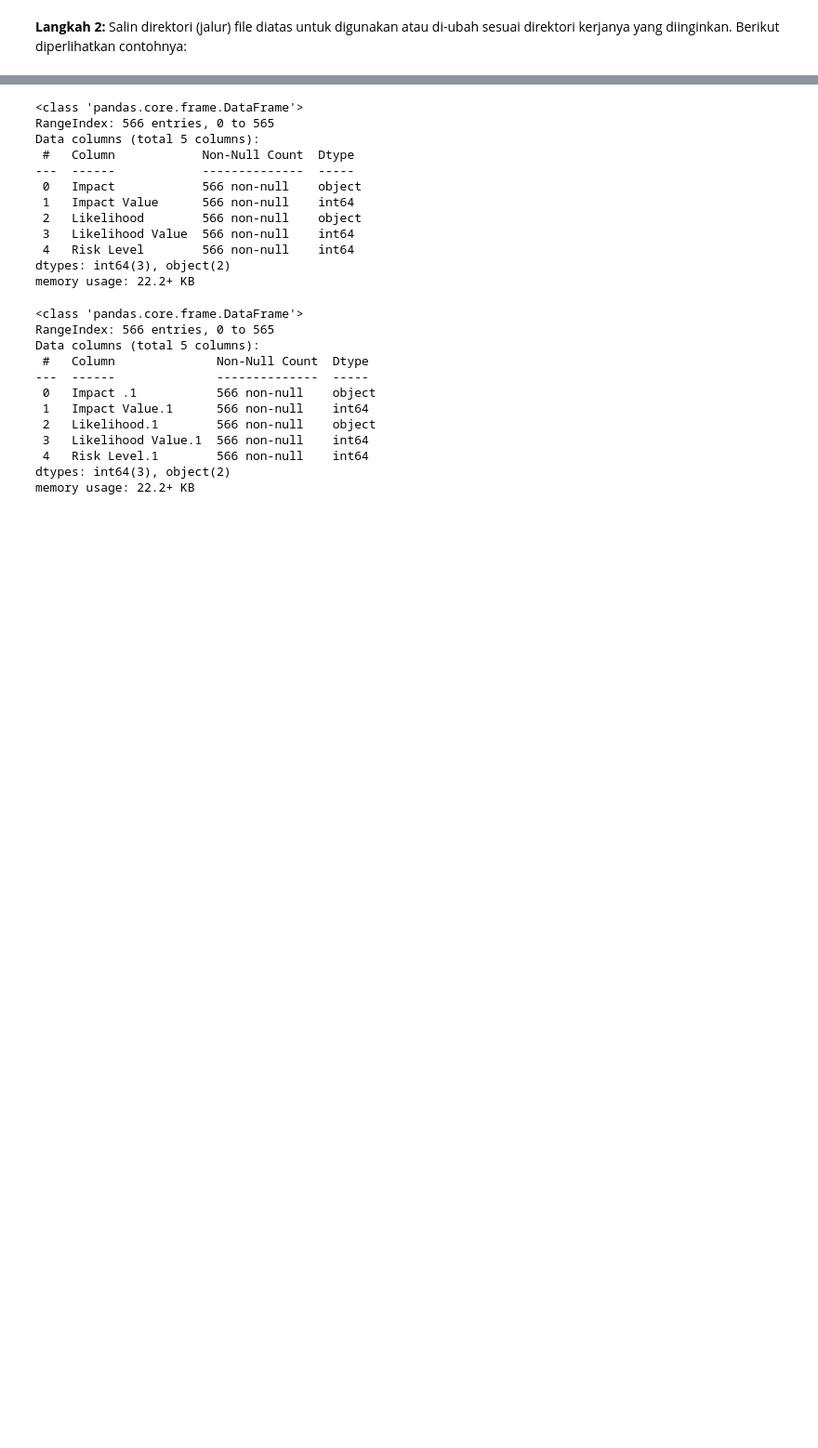
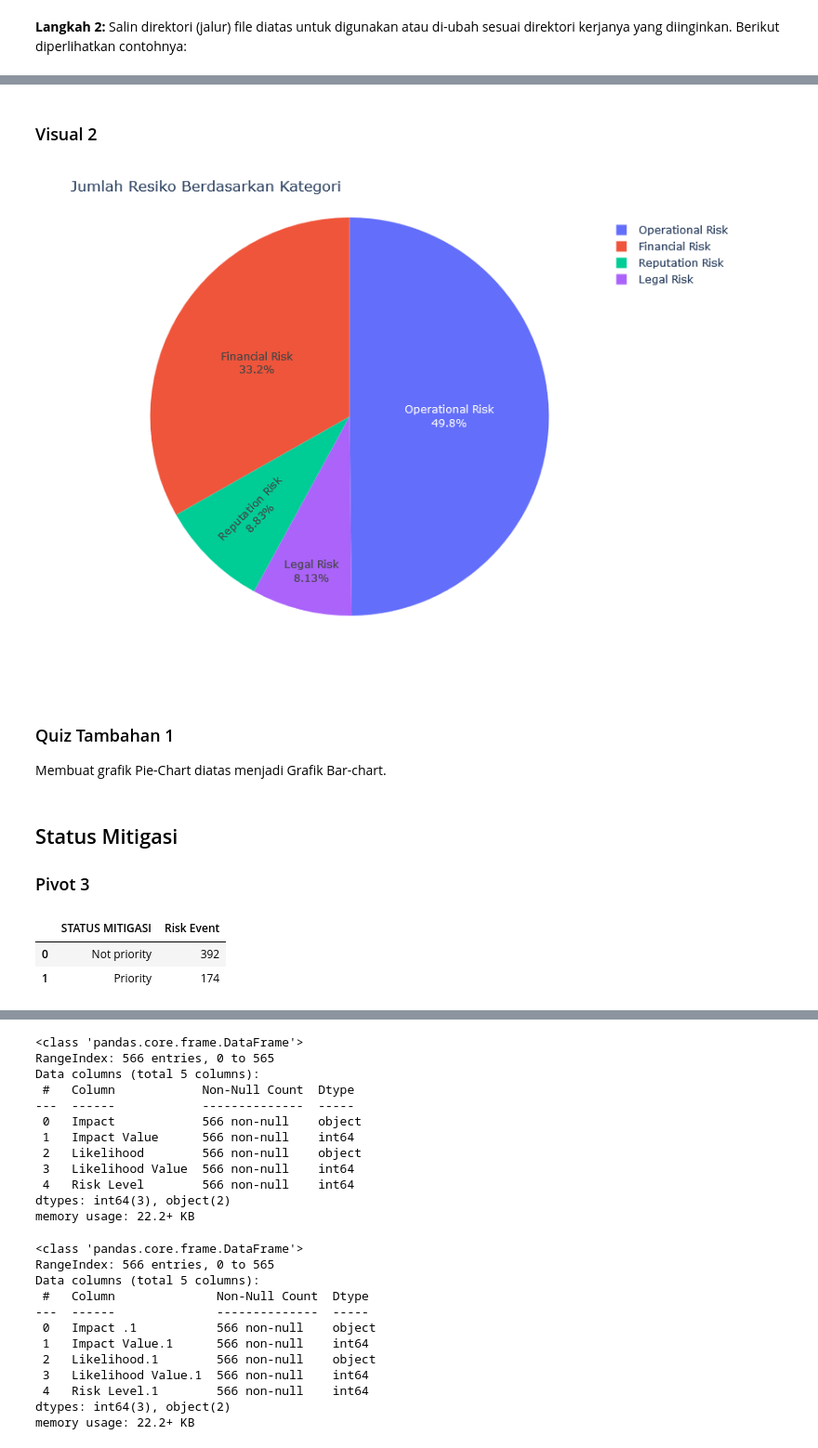
Before and after one commit to sainzdata/Py_JNE, a Jupyter notebook: Case_Study.ipynb, the cells around one changed output, grey strips where cells are left out. Shown at 93% size. Saved outputs shown, nothing was run; the diff lists cells and outputs as text; code cells hidden in the pictures; blank space fills up the shorter version.

```diff
--- a/Case_Study.ipynb
+++ b/Case_Study.ipynb
@@ -32,0 +98,7 @@ os.chdir('C:/Users/user/Desktop/Py_JNE/data/CS')
+# %%
+# Tabel Pivot
+Kategori_Resiko=pd.pivot_table(df,index=['Risk Type'], values=['Risk Event'], aggfunc='count')
+
+# Komfersi indeks menjadi Kolom
+Kategori_Resiko.reset_index(inplace=True)
+Kategori_Resiko
@@ -32,0 +111,40 @@ os.chdir('C:/Users/user/Desktop/Py_JNE/data/CS')
+# %% [markdown]
+### Visual 2
+# %%
+# membuat grafik lingkaran (pie-chart)
+fig2 = px.pie(Kategori_Resiko, values='Risk Event', names='Risk Type', hole=0,
+             labels={'Risk Event':'Jumlah Resiko','Risk Type':'Kategori Resiko'})
+
+# Pengaturan detail grafik
+fig2.update_layout(showlegend=True,
+                  autosize=False,
+                  width=800,
+                  height=600,
+                  title="Jumlah Resiko Berdasarkan Kategori");
+
+fig2.update_traces(textposition='inside', textinfo='percent+label');
+
+fig2.show()
+# %% [output]
+[figure, added]
+# %% [markdown]
+### Quiz Tambahan 1
+
+Membuat grafik Pie-Chart diatas menjadi Grafik Bar-chart.
+# %% [markdown]
+## Status Mitigasi
+### Pivot 3
+# %%
+# Tabel Pivot
+Status_Mitigasi=pd.pivot_table(df,index=['STATUS MITIGASI'], values=['Risk Event'], aggfunc='count')
+
+# Komfersi indeks menjadi Kolom
+Status_Mitigasi.reset_index(inplace=True)
+
+# Urutkan data dari yang besar ke kecil
+Status_Mitigasi=Status_Mitigasi.sort_values("Risk Event",ascending=False)
+Status_Mitigasi
+# %% [output]
+|  | STATUS MITIGASI | Risk Event |
+| 0 | Not priority | 392 |
+| 1 | Priority | 174 |
```
Also changed, not shown: parts of 55 cells of this notebook, 4 other files.
